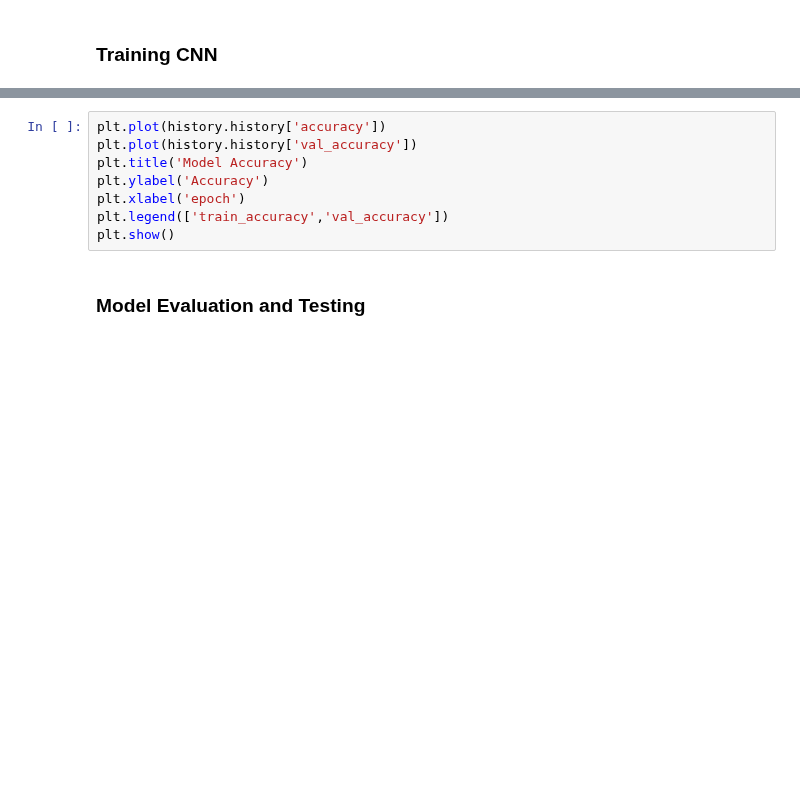
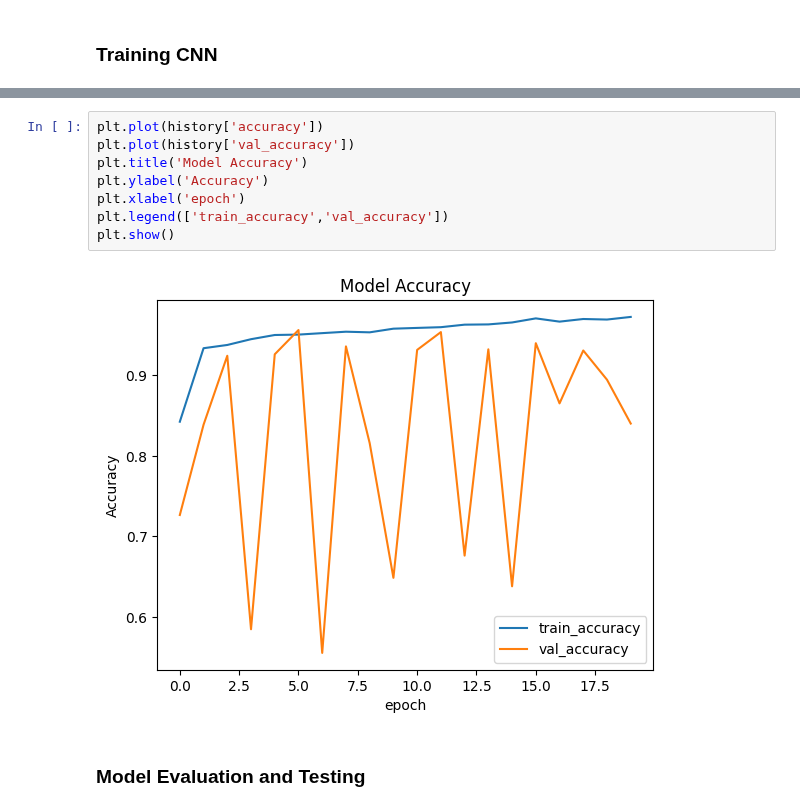
Before and after one commit to ImanNoferesti/TensorFlow_DeepDive, a Jupyter notebook: Malaria_Diagnosis_Neural_Networks.ipynb, the cells around one changed output, grey strips where cells are left out. Cells and saved outputs as stored; diff of their text form; blank space fills up the shorter version.

```diff
--- a/Malaria_Diagnosis_Neural_Networks.ipynb
+++ b/Malaria_Diagnosis_Neural_Networks.ipynb
@@ -467,11 +516,13 @@ plt.show()
 # %%
-plt.plot(history.history['accuracy'])
-plt.plot(history.history['val_accuracy'])
+plt.plot(history['accuracy'])
+plt.plot(history['val_accuracy'])
 plt.title('Model Accuracy')
 plt.ylabel('Accuracy')
 plt.xlabel('epoch')
 plt.legend(['train_accuracy','val_accuracy'])
 plt.show()
+# %% [output]
+[figure, added]
 # %% [markdown]
 ### Model Evaluation and Testing
 # %%
```
Also changed, not shown: parts of 20 cells of this notebook.
